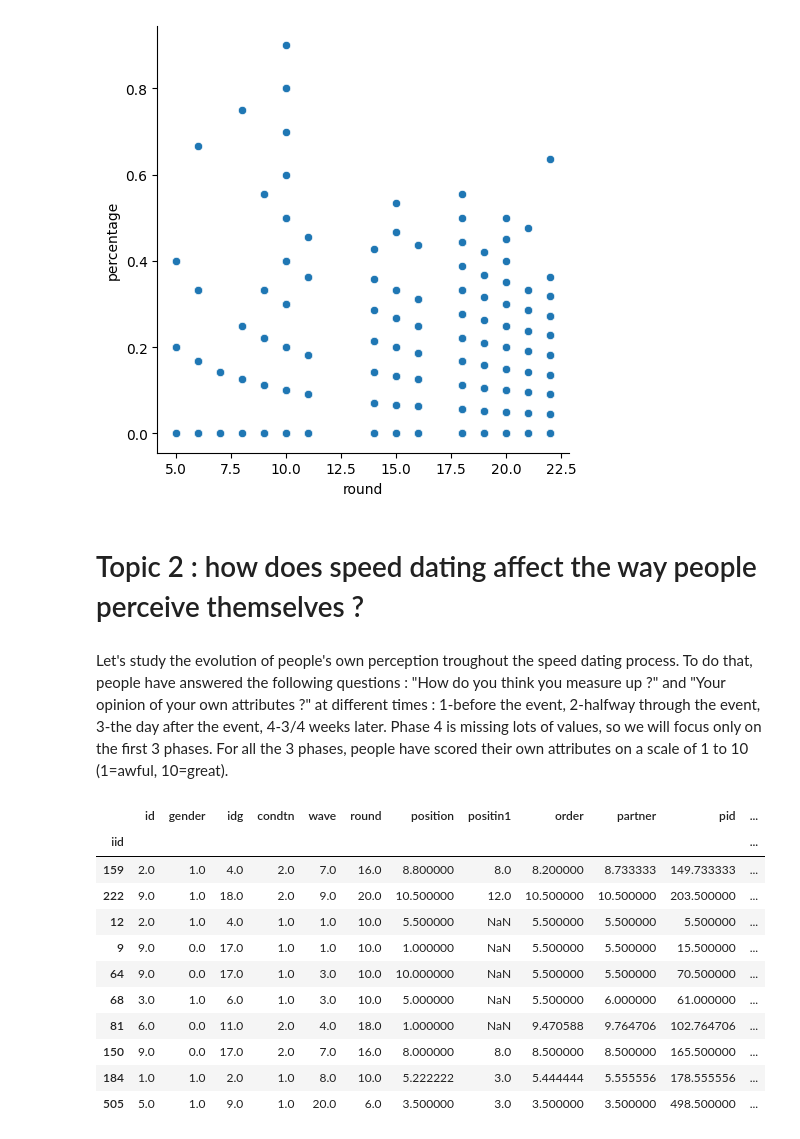
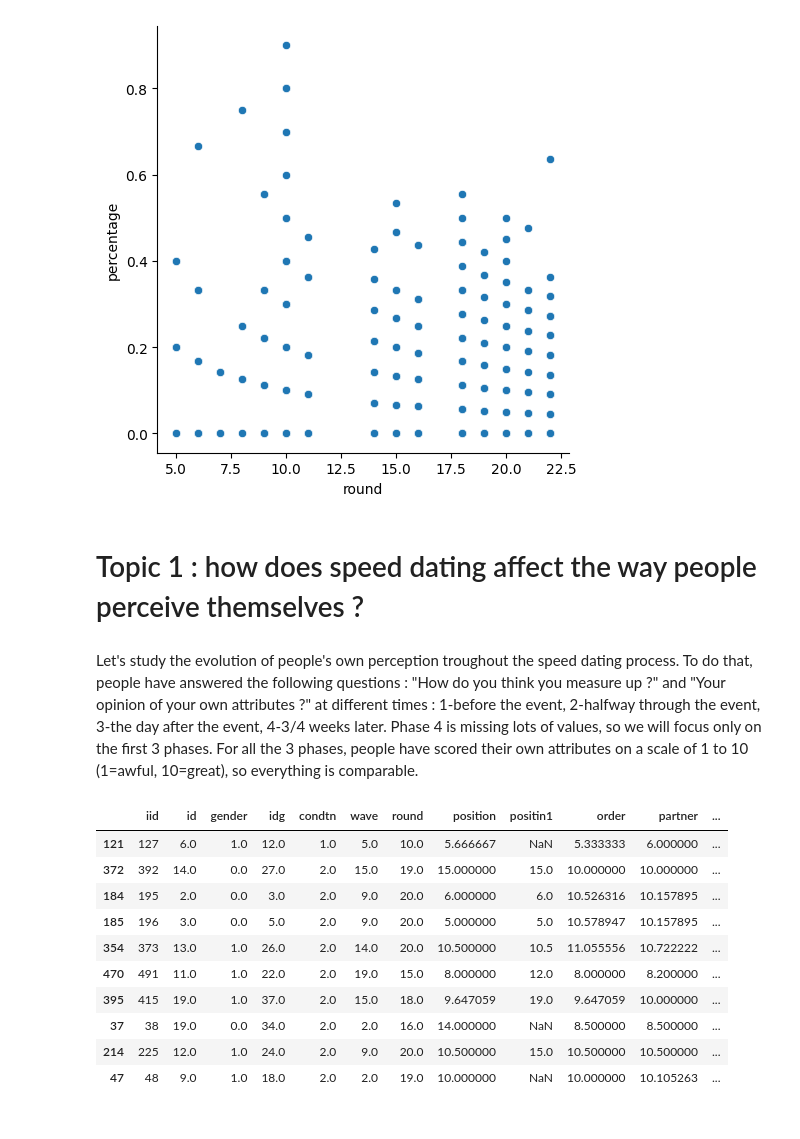
Before and after one commit to Lise-g/Bloc_2, a Jupyter notebook: speed_dating/speed_dating_lise.ipynb, the cells around one changed output. Drawn from its saved outputs; the diff is of its cells as text; code cells hidden in the pictures.

```diff
--- a/speed_dating/speed_dating_lise.ipynb
+++ b/speed_dating/speed_dating_lise.ipynb
@@ -163,27 +169,24 @@ sns.relplot(data=df_temp, x='round', y='percentage')
 <seaborn.axisgrid.FacetGrid at 0x...>
 [figure]
 # %% [markdown]
-# Topic 2 : how does speed dating affect the way people perceive themselves ?
+# Topic 1 : how does speed dating affect the way people perceive themselves ?
 # %% [markdown]
 Let's study the evolution of people's own perception troughout the speed dating process.
 To do that, people have answered the following questions : "How do you think you measure up ?" and "Your opinion of your own attributes ?" at different times : 1-before the event, 2-halfway through the event, 3-the day after the event, 4-3/4 weeks later. Phase 4 is missing lots of values, so we will focus only on the first 3 phases.
-For all the 3 phases, people have scored their own attributes on a scale of 1 to 10 (1=awful, 10=great).
+For all the 3 phases, people have scored their own attributes on a scale of 1 to 10 (1=awful, 10=great), so everything is comparable.
 # %%
-# Plotting the way people perceive themselves throughout the 3 phases : features attr3_1, attr3_s, attr3_2 for 'attractive' and so on for all the attributes
-
-df_temp = df1.groupby(by = ['iid']).mean(numeric_only = True)
+df_temp = df1.groupby(by = ['iid'], as_index=False).mean(numeric_only = True) # group by one row per person
 df_temp.sample(10)
 # %% [output]
-|  | id | gender | idg | condtn | wave | round | position | positin1 | order | partner | pid | ... |
-| iid |  |  |  |  |  |  |  |  |  |  |  | ... |
-| 159 | 2.0 | 1.0 | 4.0 | 2.0 | 7.0 | 16.0 | 8.800000 | 8.0 | 8.200000 | 8.733333 | 149.733333 | ... |
-| 222 | 9.0 | 1.0 | 18.0 | 2.0 | 9.0 | 20.0 | 10.500000 | 12.0 | 10.500000 | 10.500000 | 203.500000 | ... |
-| 12 | 2.0 | 1.0 | 4.0 | 1.0 | 1.0 | 10.0 | 5.500000 | NaN | 5.500000 | 5.500000 | 5.500000 | ... |
-| 9 | 9.0 | 0.0 | 17.0 | 1.0 | 1.0 | 10.0 | 1.000000 | NaN | 5.500000 | 5.500000 | 15.500000 | ... |
-| 64 | 9.0 | 0.0 | 17.0 | 1.0 | 3.0 | 10.0 | 10.000000 | NaN | 5.500000 | 5.500000 | 70.500000 | ... |
-| 68 | 3.0 | 1.0 | 6.0 | 1.0 | 3.0 | 10.0 | 5.000000 | NaN | 5.500000 | 6.000000 | 61.000000 | ... |
-| 81 | 6.0 | 0.0 | 11.0 | 2.0 | 4.0 | 18.0 | 1.000000 | NaN | 9.470588 | 9.764706 | 102.764706 | ... |
-| 150 | 9.0 | 0.0 | 17.0 | 2.0 | 7.0 | 16.0 | 8.000000 | 8.0 | 8.500000 | 8.500000 | 165.500000 | ... |
-| 184 | 1.0 | 1.0 | 2.0 | 1.0 | 8.0 | 10.0 | 5.222222 | 3.0 | 5.444444 | 5.555556 | 178.555556 | ... |
-| 505 | 5.0 | 1.0 | 9.0 | 1.0 | 20.0 | 6.0 | 3.500000 | 3.0 | 3.500000 | 3.500000 | 498.500000 | ... |
+|  | iid | id | gender | idg | condtn | wave | round | position | positin1 | order | partner | ... |
+| 121 | 127 | 6.0 | 1.0 | 12.0 | 1.0 | 5.0 | 10.0 | 5.666667 | NaN | 5.333333 | 6.000000 | ... |
+| 372 | 392 | 14.0 | 0.0 | 27.0 | 2.0 | 15.0 | 19.0 | 15.000000 | 15.0 | 10.000000 | 10.000000 | ... |
+| 184 | 195 | 2.0 | 0.0 | 3.0 | 2.0 | 9.0 | 20.0 | 6.000000 | 6.0 | 10.526316 | 10.157895 | ... |
+| 185 | 196 | 3.0 | 0.0 | 5.0 | 2.0 | 9.0 | 20.0 | 5.000000 | 5.0 | 10.578947 | 10.157895 | ... |
+| 354 | 373 | 13.0 | 1.0 | 26.0 | 2.0 | 14.0 | 20.0 | 10.500000 | 10.5 | 11.055556 | 10.722222 | ... |
+| 470 | 491 | 11.0 | 1.0 | 22.0 | 2.0 | 19.0 | 15.0 | 8.000000 | 12.0 | 8.000000 | 8.200000 | ... |
+| 395 | 415 | 19.0 | 1.0 | 37.0 | 2.0 | 15.0 | 18.0 | 9.647059 | 19.0 | 9.647059 | 10.000000 | ... |
+| 37 | 38 | 19.0 | 0.0 | 34.0 | 2.0 | 2.0 | 16.0 | 14.000000 | NaN | 8.500000 | 8.500000 | ... |
+| 214 | 225 | 12.0 | 1.0 | 24.0 | 2.0 | 9.0 | 20.0 | 10.500000 | 15.0 | 10.500000 | 10.500000 | ... |
+| 47 | 48 | 9.0 | 1.0 | 18.0 | 2.0 | 2.0 | 19.0 | 10.000000 | NaN | 10.000000 | 10.105263 | ... |
 # %%
```
Also changed, not shown: parts of 71 cells of this notebook.
